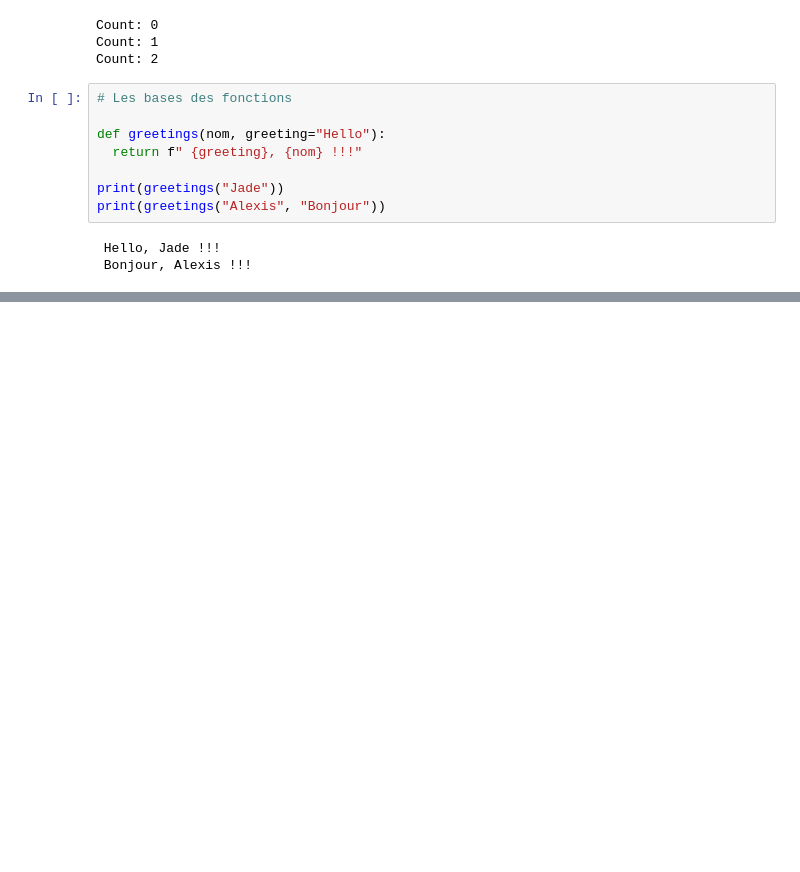
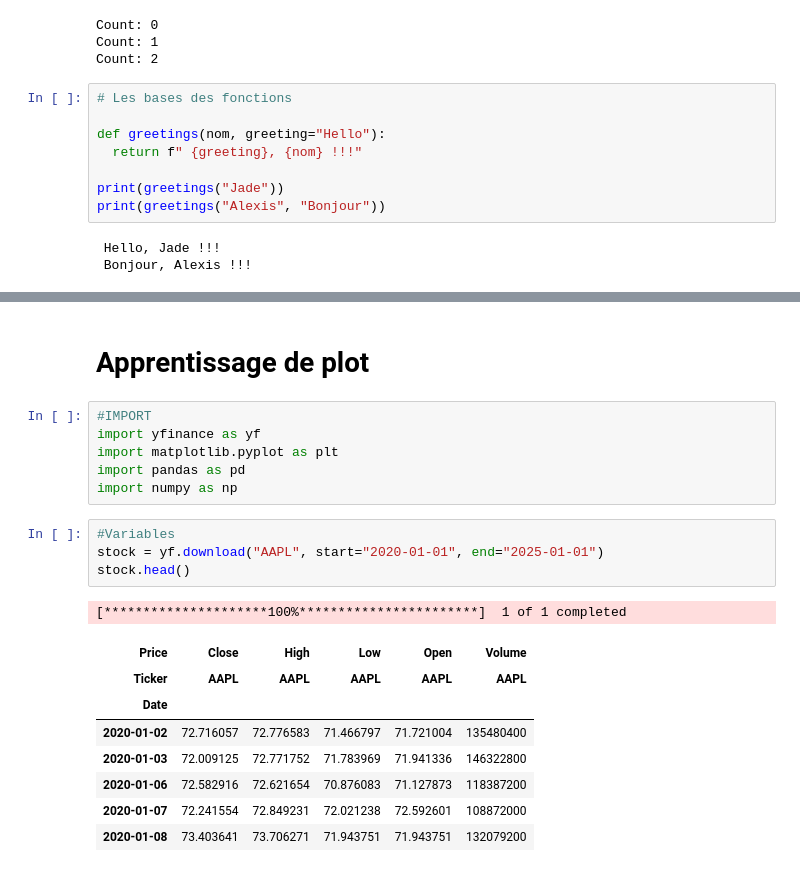
Before and after one commit to Aleqsis/IAE_METZ_DATA_2025_8, a Jupyter notebook: TD_DATA4FUNDS.ipynb, the cells around one changed output, grey strips where cells are left out. Drawn from its saved outputs; the diff is of its cells as text; blank space fills up the shorter version.

```diff
--- a/TD_DATA4FUNDS.ipynb
+++ b/TD_DATA4FUNDS.ipynb
@@ -111,0 +276,22 @@ print(greetings("Alexis", "Bonjour"))
+# %% [markdown]
+# Apprentissage de plot
+# %%
+#IMPORT
+import yfinance as yf
+import matplotlib.pyplot as plt
+import pandas as pd
+import numpy as np
+# %%
+#Variables
+stock = yf.download("AAPL", start="2020-01-01", end="2025-01-01")
+stock.head()
+# %% [output]
+[*********************100%***********************]  1 of 1 completed
+| Price | Close | High | Low | Open | Volume |
+| Ticker | AAPL | AAPL | AAPL | AAPL | AAPL |
+| Date |  |  |  |  |  |
+| 2020-01-02 | 72.716057 | 72.776583 | 71.466797 | 71.721004 | 135480400 |
+| 2020-01-03 | 72.009125 | 72.771752 | 71.783969 | 71.941336 | 146322800 |
+| 2020-01-06 | 72.582916 | 72.621654 | 70.876083 | 71.127873 | 118387200 |
+| 2020-01-07 | 72.241554 | 72.849231 | 72.021238 | 72.592601 | 108872000 |
+| 2020-01-08 | 73.403641 | 73.706271 | 71.943751 | 71.943751 | 132079200 |
```
Also changed, not shown: parts of 19 cells of this notebook.
